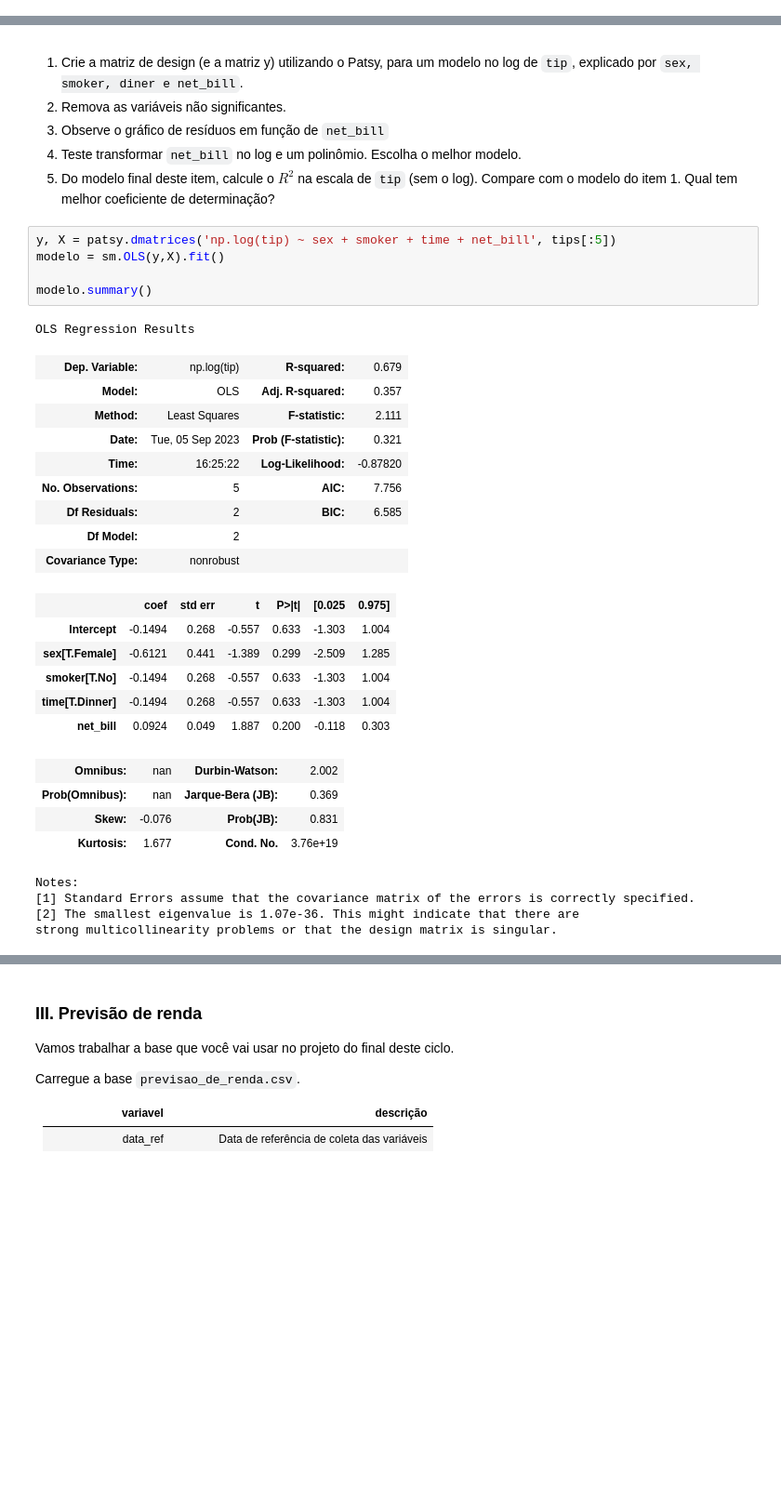
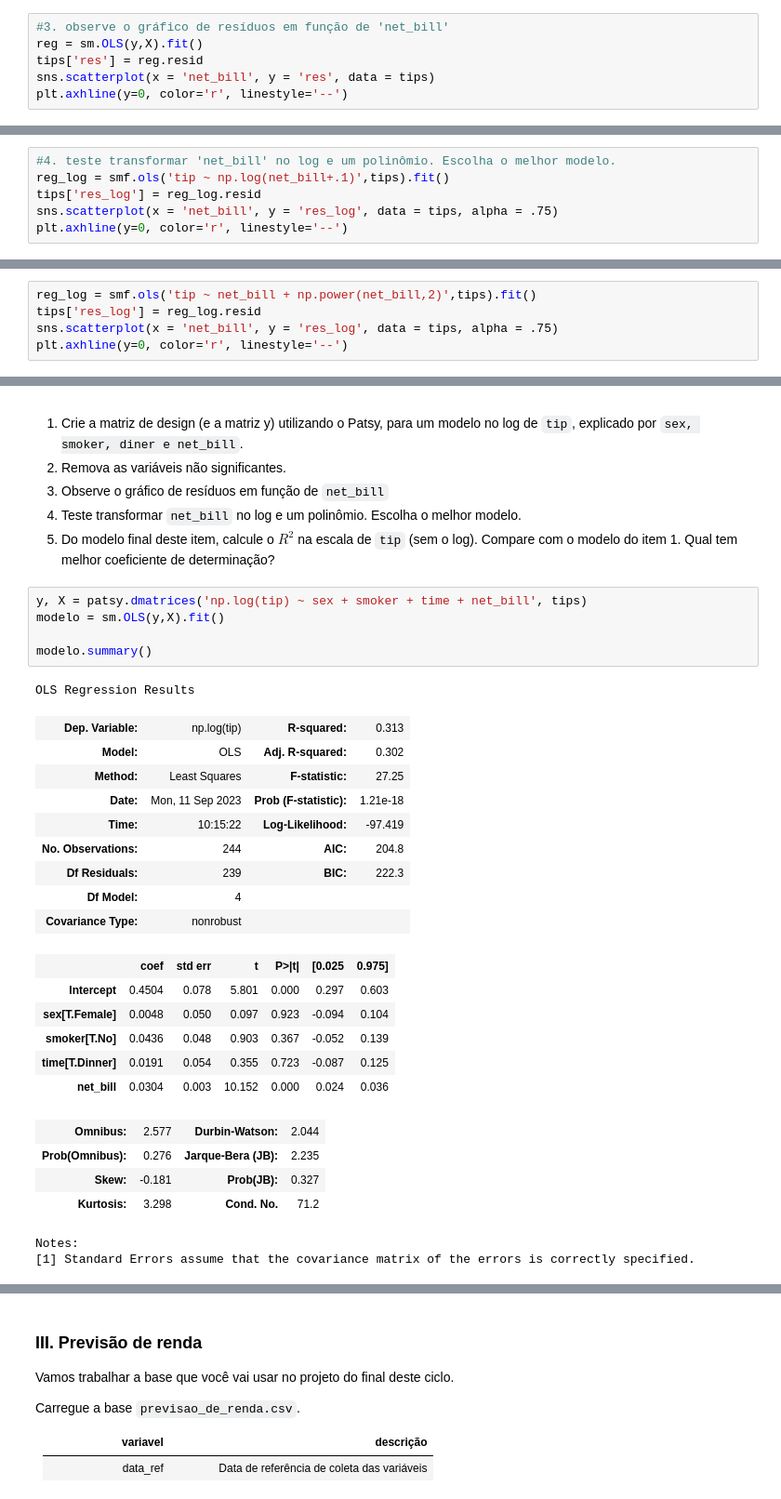
Before and after one commit to thomasgcosta/datascience-ebac, a Jupyter notebook: Tarefas/Mod12 - Tarefa 03.ipynb, the cells around one changed output, grey strips where cells are left out. Shown at 93% size. Cells and saved outputs as stored; diff of their text form; blank space fills up the shorter version.

````diff
--- a/Tarefas/Mod12 - Tarefa 03.ipynb
+++ b/Tarefas/Mod12 - Tarefa 03.ipynb
@@ -60,0 +58,6 @@ array([[ 1.  ,  1.  ,  1.  ,  1.  , 15.98],
+# %%
+#3. observe o gráfico de resíduos em função de 'net_bill'
+reg = sm.OLS(y,X).fit()
+tips['res'] = reg.resid
+sns.scatterplot(x = 'net_bill', y = 'res', data = tips)
+plt.axhline(y=0, color='r', linestyle='--')
@@ -60,0 +67,6 @@ array([[ 1.  ,  1.  ,  1.  ,  1.  , 15.98],
+# %%
+#4. teste transformar 'net_bill' no log e um polinômio. Escolha o melhor modelo.
+reg_log = smf.ols('tip ~ np.log(net_bill+.1)',tips).fit()
+tips['res_log'] = reg_log.resid
+sns.scatterplot(x = 'net_bill', y = 'res_log', data = tips, alpha = .75)
+plt.axhline(y=0, color='r', linestyle='--')
@@ -60,0 +76,5 @@ array([[ 1.  ,  1.  ,  1.  ,  1.  , 15.98],
+# %%
+reg_log = smf.ols('tip ~ net_bill + np.power(net_bill,2)',tips).fit()
+tips['res_log'] = reg_log.resid
+sns.scatterplot(x = 'net_bill', y = 'res_log', data = tips, alpha = .75)
+plt.axhline(y=0, color='r', linestyle='--')
@@ -67,33 +106,31 @@ array([[ 1.  ,  1.  ,  1.  ,  1.  , 15.98],
 4. Teste transformar ```net_bill``` no log e um polinômio. Escolha o melhor modelo.
 5. Do modelo final deste item, calcule o $R^2$ na escala de ```tip``` (sem o log). Compare com o modelo do item 1. Qual tem melhor coeficiente de determinação?
 # %%
-y, X = patsy.dmatrices('np.log(tip) ~ sex + smoker + time + net_bill', tips[:5])
+y, X = patsy.dmatrices('np.log(tip) ~ sex + smoker + time + net_bill', tips)
 modelo = sm.OLS(y,X).fit()
 
 modelo.summary()
 # %% [output]
 OLS Regression Results
-| Dep. Variable: | np.log(tip) | R-squared: | 0.679 |
-| Model: | OLS | Adj. R-squared: | 0.357 |
-| Method: | Least Squares | F-statistic: | 2.111 |
-| Date: | Tue, 05 Sep 2023 | Prob (F-statistic): | 0.321 |
-| Time: | 16:25:22 | Log-Likelihood: | -0.87820 |
-| No. Observations: | 5 | AIC: | 7.756 |
-| Df Residuals: | 2 | BIC: | 6.585 |
-| Df Model: | 2 |  |  |
+| Dep. Variable: | np.log(tip) | R-squared: | 0.313 |
+| Model: | OLS | Adj. R-squared: | 0.302 |
+| Method: | Least Squares | F-statistic: | 27.25 |
+| Date: | Mon, 11 Sep 2023 | Prob (F-statistic): | 1.21e-18 |
+| Time: | 10:15:22 | Log-Likelihood: | -97.419 |
+| No. Observations: | 244 | AIC: | 204.8 |
+| Df Residuals: | 239 | BIC: | 222.3 |
+| Df Model: | 4 |  |  |
 | Covariance Type: | nonrobust |  |  |
 |  | coef | std err | t | P>|t| | [0.025 | 0.975] |
-| Intercept | -0.1494 | 0.268 | -0.557 | 0.633 | -1.303 | 1.004 |
-| sex[T.Female] | -0.6121 | 0.441 | -1.389 | 0.299 | -2.509 | 1.285 |
-| smoker[T.No] | -0.1494 | 0.268 | -0.557 | 0.633 | -1.303 | 1.004 |
-| time[T.Dinner] | -0.1494 | 0.268 | -0.557 | 0.633 | -1.303 | 1.004 |
-| net_bill | 0.0924 | 0.049 | 1.887 | 0.200 | -0.118 | 0.303 |
+| Intercept | 0.4504 | 0.078 | 5.801 | 0.000 | 0.297 | 0.603 |
+| sex[T.Female] | 0.0048 | 0.050 | 0.097 | 0.923 | -0.094 | 0.104 |
+| smoker[T.No] | 0.0436 | 0.048 | 0.903 | 0.367 | -0.052 | 0.139 |
+| time[T.Dinner] | 0.0191 | 0.054 | 0.355 | 0.723 | -0.087 | 0.125 |
+| net_bill | 0.0304 | 0.003 | 10.152 | 0.000 | 0.024 | 0.036 |
-| Omnibus: | nan | Durbin-Watson: | 2.002 |
-| Prob(Omnibus): | nan | Jarque-Bera (JB): | 0.369 |
-| Skew: | -0.076 | Prob(JB): | 0.831 |
-| Kurtosis: | 1.677 | Cond. No. | 3.76e+19 |
+| Omnibus: | 2.577 | Durbin-Watson: | 2.044 |
+| Prob(Omnibus): | 0.276 | Jarque-Bera (JB): | 2.235 |
+| Skew: | -0.181 | Prob(JB): | 0.327 |
+| Kurtosis: | 3.298 | Cond. No. | 71.2 |
 Notes:
 [1] Standard Errors assume that the covariance matrix of the errors is correctly specified.
-[2] The smallest eigenvalue is 1.07e-36. This might indicate that there are
-strong multicollinearity problems or that the design matrix is singular.
 # %%
````
Also changed, not shown: parts of 9 cells of this notebook.
